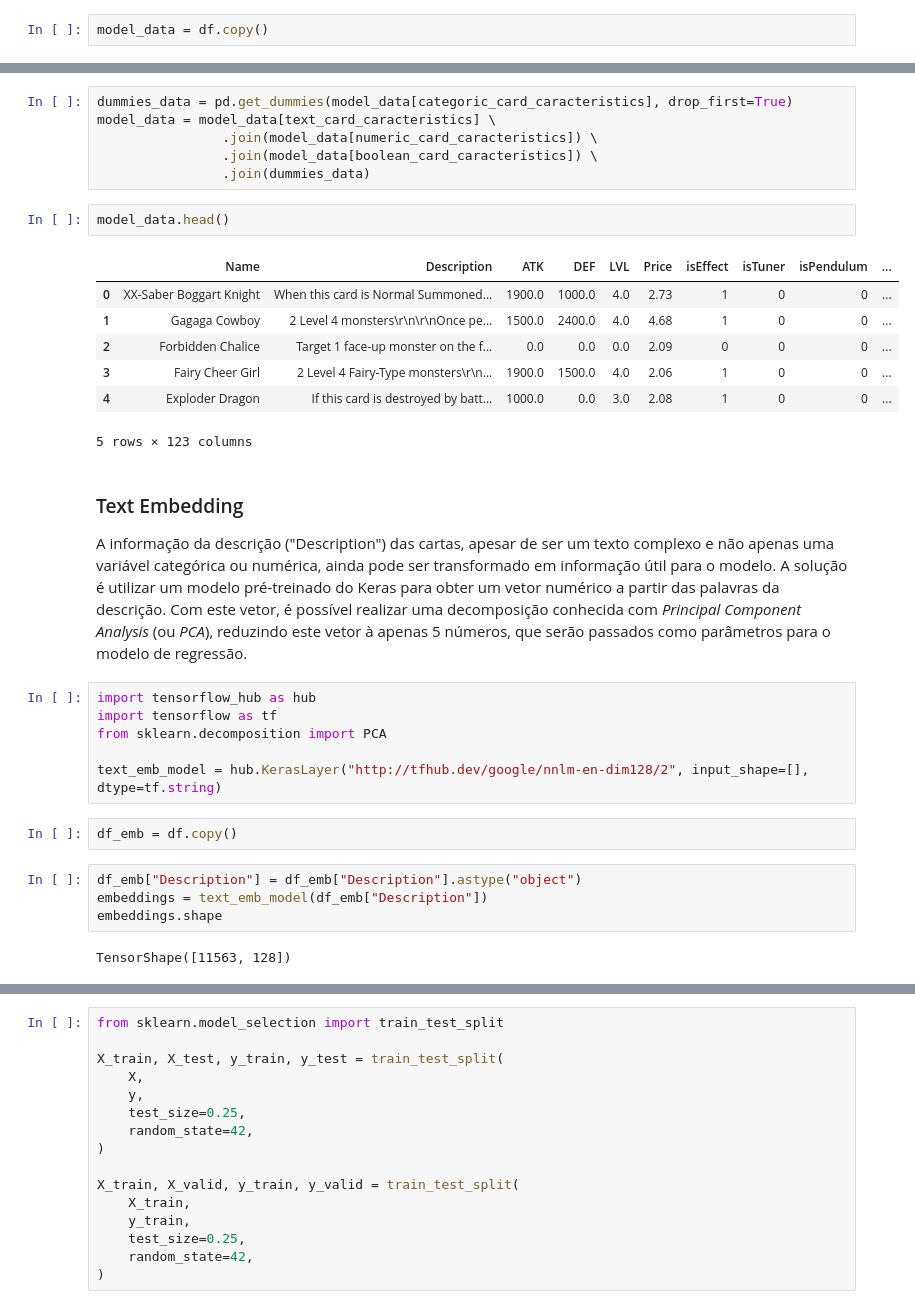
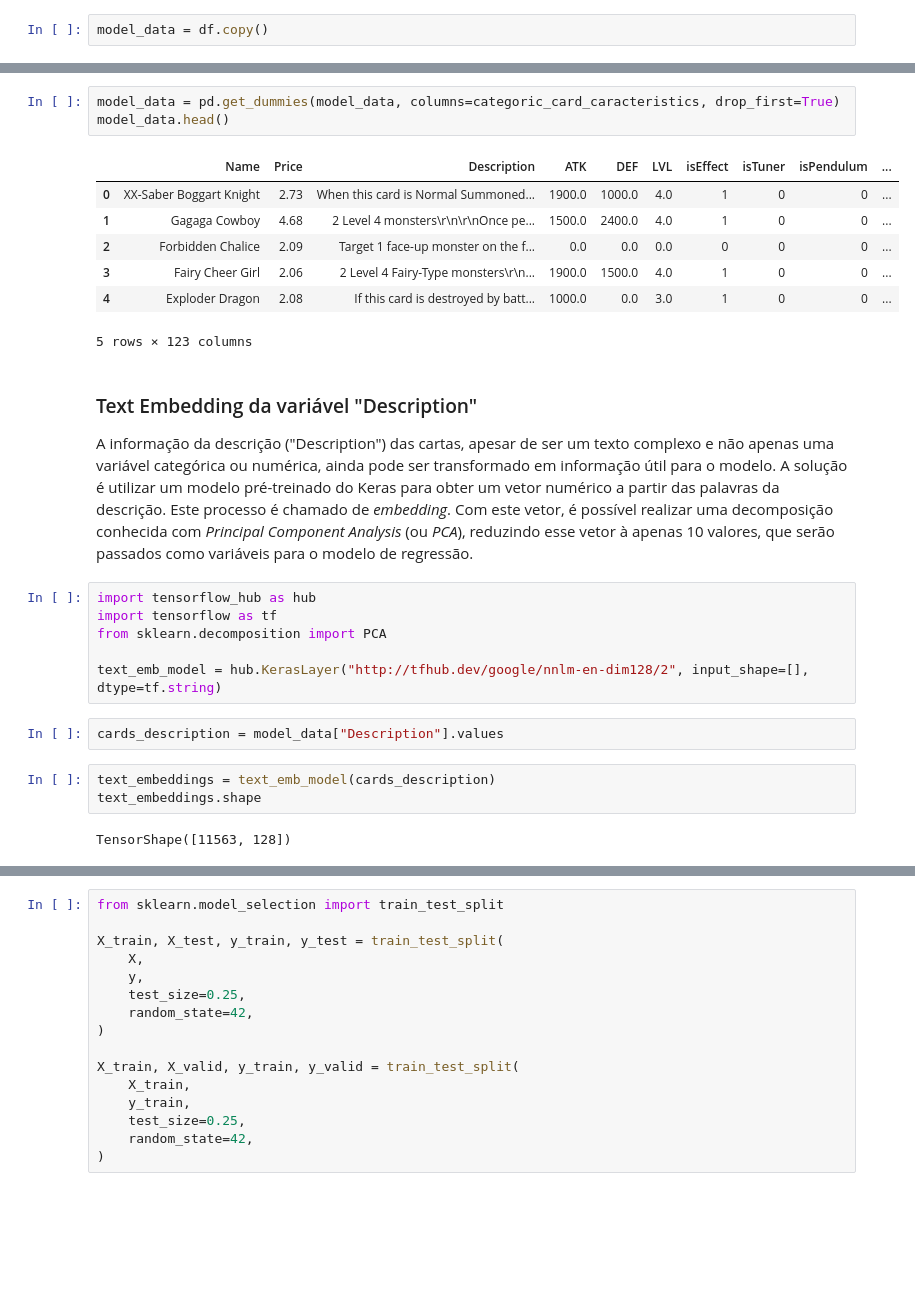
Before and after one commit to Marcompp/MachineLearningFinal, a Jupyter notebook: Relatorio-Final.ipynb, the cells around one changed output, grey strips where cells are left out. Saved outputs shown, nothing was run; the diff lists cells and outputs as text; blank space fills up the shorter version.

```diff
--- a/Relatorio-Final.ipynb
+++ b/Relatorio-Final.ipynb
@@ -252,36 +274,30 @@ model_data = df.copy()
 # %%
-dummies_data = pd.get_dummies(model_data[categoric_card_caracteristics], drop_first=True)
-model_data = model_data[text_card_caracteristics] \
-                .join(model_data[numeric_card_caracteristics]) \
-                .join(model_data[boolean_card_caracteristics]) \
-                .join(dummies_data)
+model_data = pd.get_dummies(model_data, columns=categoric_card_caracteristics, drop_first=True)
+model_data.head()
+# %% [output]
+|  | Name | Price | Description | ATK | DEF | LVL | isEffect | isTuner | isPendulum | ... |
+| 0 | XX-Saber Boggart Knight | 2.73 | When this card is Normal Summoned... | 1900.0 | 1000.0 | 4.0 | 1 | 0 | 0 | ... |
+| 1 | Gagaga Cowboy | 4.68 | 2 Level 4 monsters\r\n\r\nOnce pe... | 1500.0 | 2400.0 | 4.0 | 1 | 0 | 0 | ... |
+| 2 | Forbidden Chalice | 2.09 | Target 1 face-up monster on the f... | 0.0 | 0.0 | 0.0 | 0 | 0 | 0 | ... |
+| 3 | Fairy Cheer Girl | 2.06 | 2 Level 4 Fairy-Type monsters\r\n... | 1900.0 | 1500.0 | 4.0 | 1 | 0 | 0 | ... |
+| 4 | Exploder Dragon | 2.08 | If this card is destroyed by batt... | 1000.0 | 0.0 | 3.0 | 1 | 0 | 0 | ... |
+5 rows × 123 columns
-# %%
-model_data.head()
-# %% [output]
-|  | Name | Description | ATK | DEF | LVL | Price | isEffect | isTuner | isPendulum | ... |
-| 0 | XX-Saber Boggart Knight | When this card is Normal Summoned... | 1900.0 | 1000.0 | 4.0 | 2.73 | 1 | 0 | 0 | ... |
-| 1 | Gagaga Cowboy | 2 Level 4 monsters\r\n\r\nOnce pe... | 1500.0 | 2400.0 | 4.0 | 4.68 | 1 | 0 | 0 | ... |
-| 2 | Forbidden Chalice | Target 1 face-up monster on the f... | 0.0 | 0.0 | 0.0 | 2.09 | 0 | 0 | 0 | ... |
-| 3 | Fairy Cheer Girl | 2 Level 4 Fairy-Type monsters\r\n... | 1900.0 | 1500.0 | 4.0 | 2.06 | 1 | 0 | 0 | ... |
-| 4 | Exploder Dragon | If this card is destroyed by batt... | 1000.0 | 0.0 | 3.0 | 2.08 | 1 | 0 | 0 | ... |
-5 rows × 123 columns
 # %% [markdown]
-### Text Embedding
+### Text Embedding da variável "Description"
 
-A informação da descrição ("Description") das cartas, apesar de ser um texto complexo e não apenas uma variável categórica ou numérica, ainda pode ser transformado em informação útil para o modelo. A solução é utilizar um modelo pré-treinado do Keras para obter um vetor numérico a partir das palavras da descrição. Com este vetor, é possível realizar uma decomposição conhecida com *Principal Component Analysis* (ou *PCA*), reduzindo este vetor à apenas 5 números, que serão passados como parâmetros para o modelo de regressão.
+A informação da descrição ("Description") das cartas, apesar de ser um texto complexo e não apenas uma variável categórica ou numérica, ainda pode ser transformado em informação útil para o modelo. A solução é utilizar um modelo pré-treinado do Keras para obter um vetor numérico a partir das palavras da descrição. Este processo é chamado de *embedding*. Com este vetor, é possível realizar uma decomposição conhecida com *Principal Component Analysis* (ou *PCA*), reduzindo esse vetor à apenas 10 valores, que serão passados como variáveis para o modelo de regressão.
 # %%
 import tensorflow_hub as hub
 import tensorflow as tf
 from sklearn.decomposition import PCA
 
 text_emb_model = hub.KerasLayer("http://tfhub.dev/google/nnlm-en-dim128/2", input_shape=[], dtype=tf.string)
-# %%
-df_emb = df.copy()
-# %%
-df_emb["Description"] = df_emb["Description"].astype("object")
-embeddings = text_emb_model(df_emb["Description"])
-embeddings.shape
-# %% [output]
-TensorShape([11563, 128])
+# %%
+cards_description = model_data["Description"].values
+# %%
+text_embeddings = text_emb_model(cards_description)
+text_embeddings.shape
+# %% [output]
+TensorShape([11563, 128])
 # %%
 pca_model = PCA(n_components=10)
```
Also changed, not shown: parts of 38 cells of this notebook.
